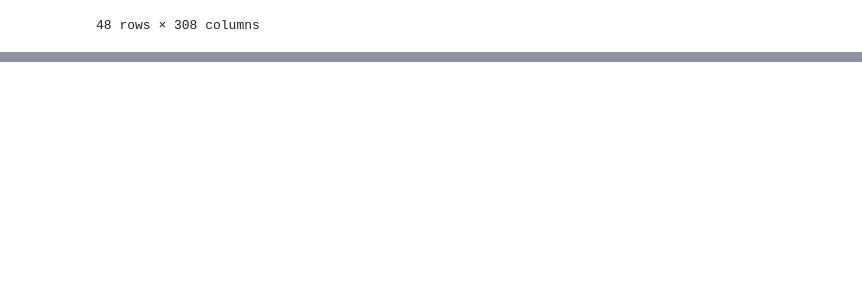
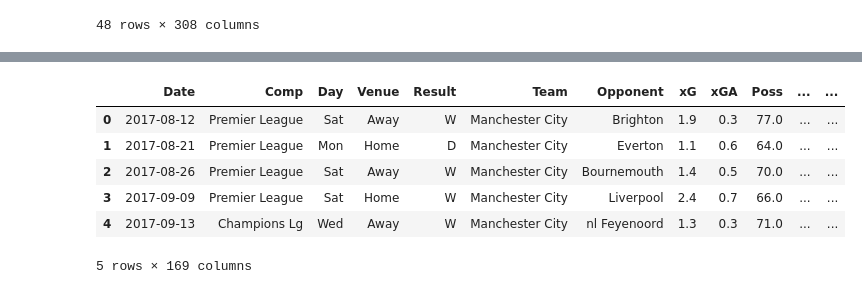
Before and after one commit to Moomad0373/Football-Predicting, a Jupyter notebook: FutureMatches.ipynb, the cells around one changed output, grey strips where cells are left out. Saved outputs shown, nothing was run; the diff lists cells and outputs as text; code cells hidden in the pictures; blank space fills up the shorter version.

```diff
--- a/FutureMatches.ipynb
+++ b/FutureMatches.ipynb
@@ -314,7 +315,16 @@ The shape of the dataset must be (-1, 168) : (48, 168)
 # %%
 complete_dataset = pd.read_csv('Preprocessed/Preprocessed_data.csv')
 # combined_data = pd.concat([complete_dataset, data], axis=0)
 # combined_data.shape
+complete_dataset.head()
+# %% [output]
+|  | Date | Comp | Day | Venue | Result | Team | Opponent | xG | xGA | Poss | ... | ... |
+| 0 | 2017-08-12 | Premier League | Sat | Away | W | Manchester City | Brighton | 1.9 | 0.3 | 77.0 | ... | ... |
+| 1 | 2017-08-21 | Premier League | Mon | Home | D | Manchester City | Everton | 1.1 | 0.6 | 64.0 | ... | ... |
+| 2 | 2017-08-26 | Premier League | Sat | Away | W | Manchester City | Bournemouth | 1.4 | 0.5 | 70.0 | ... | ... |
+| 3 | 2017-09-09 | Premier League | Sat | Home | W | Manchester City | Liverpool | 2.4 | 0.7 | 66.0 | ... | ... |
+| 4 | 2017-09-13 | Champions Lg | Wed | Away | W | Manchester City | nl Feyenoord | 1.3 | 0.3 | 71.0 | ... | ... |
+5 rows × 169 columns
 # %%
 def ForFutureMatches(merge_data):
     merge_data = pd.get_dummies(merge_data, columns=[
```
Also changed, not shown: parts of 7 cells of this notebook, 13 other files.
